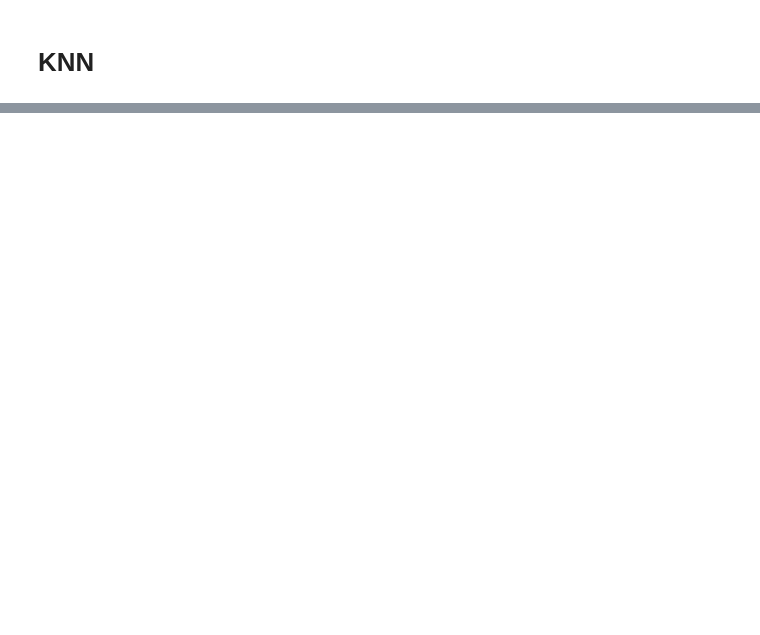
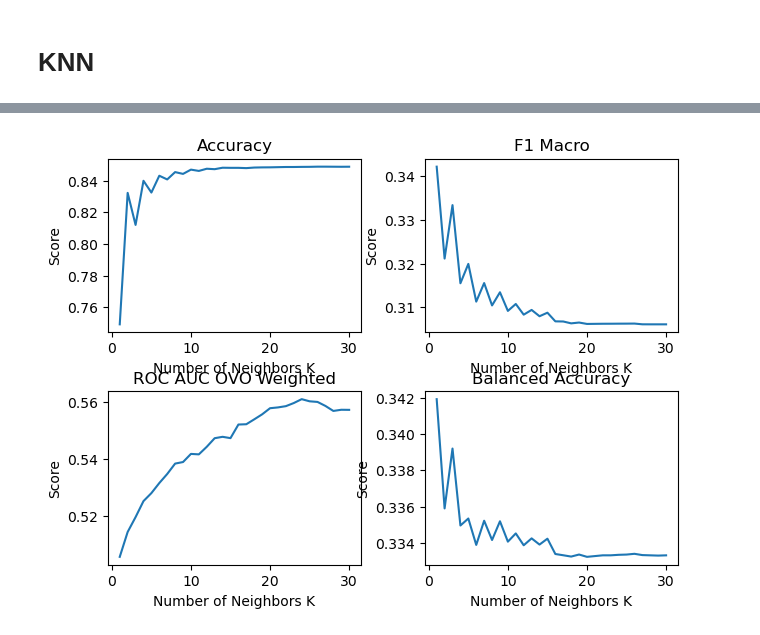
Before and after one commit to bassem931/Assignment-1, a Jupyter notebook: classification project/final/2014_classification.ipynb, the cells around one changed output, grey strips where cells are left out. Cells and saved outputs as stored; diff of their text form; code cells hidden in the pictures; blank space fills up the shorter version.

```diff
--- a/classification project/final/2014_classification.ipynb
+++ b/classification project/final/2014_classification.ipynb
@@ -152,0 +127,85 @@ KeyboardInterrupt:
+# %%
+from sklearn.model_selection import cross_val_score
+from sklearn.neighbors import KNeighborsClassifier
+import matplotlib.pyplot as plt
+from warnings import simplefilter
+
+# Load the dataset
+df= pd.read_csv('clean_2014.csv',index_col=0)
+
+# Split the data into features and target
+X = df.drop(['accident_severity_encoding','accident_index'], axis=1)
+y = df['accident_severity_encoding']
+
+# Split the data into training, cross validation and testing sets
+X_train, X_test, y_train, y_test = train_test_split(X, y, test_size=0.2, random_state=0,shuffle=True,stratify=y)
+X_train, X_cv, y_train, y_cv = train_test_split(X_train, y_train, test_size=0.25, random_state=0,shuffle=True,stratify=y_train)
+
+# creating a list of K for KNN
+neighbors = list(range(1,31))
+
+# empty lists that will hold cv scores
+cv_scores_accuracy = []
+cv_scores_f1_macro = []
+cv_scores_roc_auc_ovo_weighted = []
+cv_scores_balanced_accuracy = []
+
+pca = PCA(n_components=0.99)
+pca.fit(X)
+X_pca_cv = pca.transform(X_cv)
+
+# suppress future warnings
+simplefilter(action='ignore', category=FutureWarning)
+
+# perform 5-fold cross validation with different scoring metrics
+for k in neighbors:
+    print("k is",k)
+    knn = KNeighborsClassifier(n_neighbors=k)
+    scores_accuracy = cross_val_score(knn, X_pca_cv, y_cv, cv=5, scoring='accuracy')
+    cv_scores_accuracy.append(scores_accuracy.mean())
+    scores_f1_macro = cross_val_score(knn, X_pca_cv, y_cv, cv=5, scoring='f1_macro')
+    cv_scores_f1_macro.append(scores_f1_macro.mean())
+    scores_roc_auc_ovo_weighted = cross_val_score(knn,X_pca_cv,y_cv,cv=5,scoring='roc_auc_ovo_weighted')
+    cv_scores_roc_auc_ovo_weighted.append(scores_roc_auc_ovo_weighted.mean())
+    scores_balanced_accuracy = cross_val_score(knn,X_pca_cv,y_cv,cv=5,scoring='balanced_accuracy')
+    cv_scores_balanced_accuracy.append(scores_balanced_accuracy.mean())
+
+# changing to misclassification error for accuracy only
+MSE_accuracy = [1 - x for x in cv_scores_accuracy]
+
+# plot scores vs k for different scoring metrics in separate subplots
+fig, axs = plt.subplots(2, 2)
+axs[0][0].plot(neighbors,cv_scores_accuracy,label='Accuracy')
+axs[0][0].set_title('Accuracy')
+axs[0][1].plot(neighbors,cv_scores_f1_macro,label='F1 Macro')
+axs[0][1].set_title('F1 Macro')
+axs[1][0].plot(neighbors,cv_scores_roc_auc_ovo_weighted,label='ROC AUC OVO Weighted')
+axs[1][0].set_title('ROC AUC OVO Weighted')
+axs[1][1].plot(neighbors,cv_scores_balanced_accuracy,label='Balanced Accuracy')
+axs[1][1].set_title('Balanced Accuracy')
+fig.tight_layout()
+
+for ax in axs.flat:
+    ax.set(xlabel='Number of Neighbors K', ylabel='Score')
+
+plt.show()
+
+# determining best k for each scoring metric
+optimal_k_accuracy = neighbors[MSE_accuracy.index(min(MSE_accuracy))]
+print(f"The optimal number of neighbors for accuracy is {optimal_k_accuracy}")
+optimal_k_f1_macro = neighbors[cv_scores_f1_macro.index(max(cv_scores_f1_macro))]
+print(f"The optimal number of neighbors for f1 macro is {optimal_k_f1_macro}")
+optimal_k_roc_auc_ovo_weighted = neighbors[cv_scores_roc_auc_ovo_weighted.index(max(cv_scores_roc_auc_ovo_weighted))]
+print(f"The optimal number of neighbors for roc auc ovo weighted is {optimal_k_roc_auc_ovo_weighted}")
+optimal_k_balanced_accuracy = neighbors[cv_scores_balanced_accuracy.index(max(cv_scores_balanced_accuracy))]
+print(f"The optimal number of neighbors for balanced accuracy is {optimal_k_balanced_accuracy}")
+
+# find smallest k that gives accuracy greater than specified threshold
+accuracy_threshold = 0.8
+k_accuracy_threshold = next((k for k,score in zip(neighbors,cv_scores_accuracy) if score > accuracy_threshold), None)
+print(f"The smallest k that gives accuracy greater than {accuracy_threshold} is {k_accuracy_threshold}")
+
+# find overall best k that gives best compromise between all metrics
+overall_best_k = max(set(neighbors), key=lambda k: min(cv_scores_accuracy[neighbors.index(k)],cv_scores_f1_macro[neighbors.index(k)],cv_scores_roc_auc_ovo_weighted[neighbors.index(k)],cv_scores_balanced_accuracy[neighbors.index(k)]))
+print(f"The overall best k that gives the best compromise between all metrics is {overall_best_k}")
+# %% [output]
@@ -152,0 +229 @@ KeyboardInterrupt:
+[figure, added]
```
Also changed, not shown: parts of 14 cells of this notebook, 4 other files.
